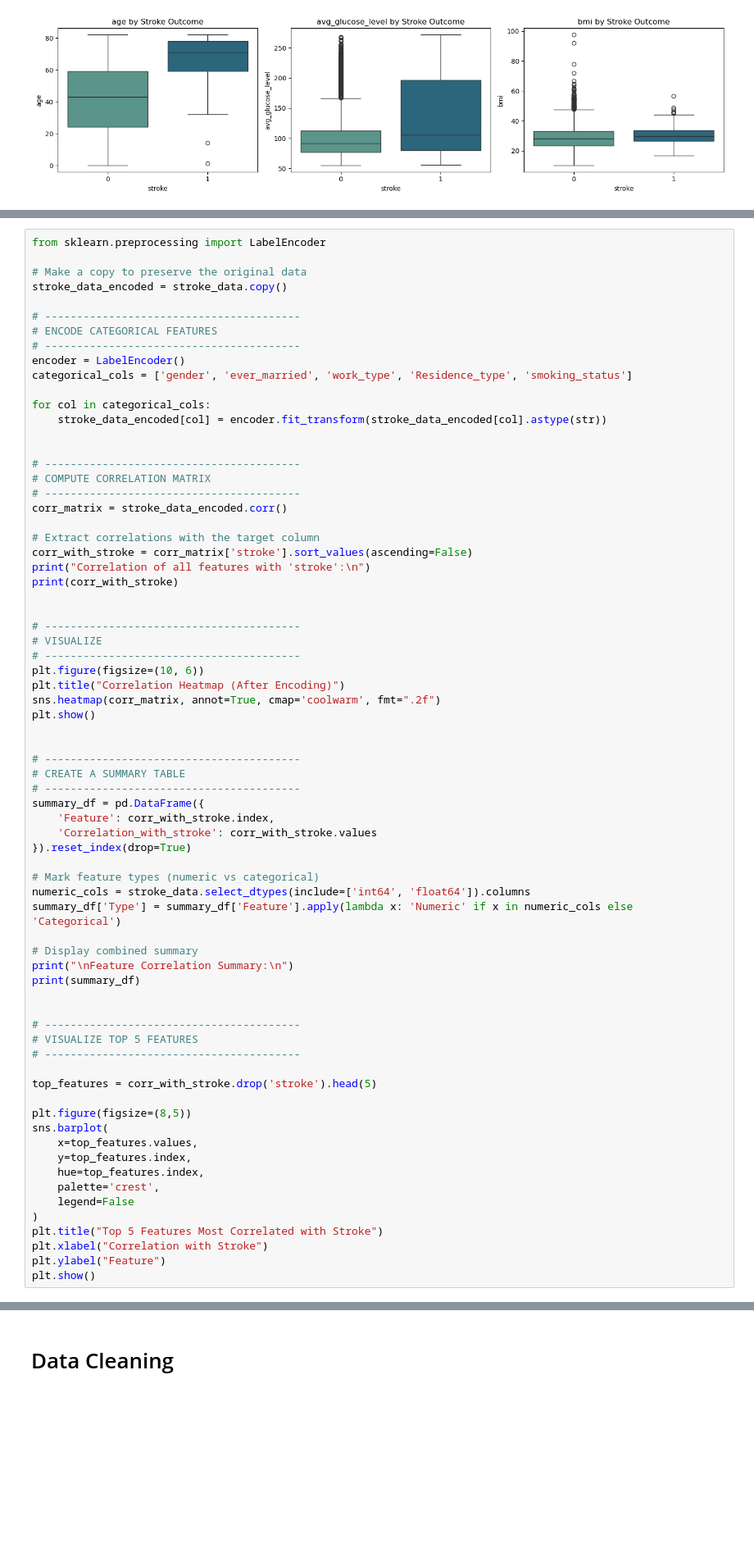
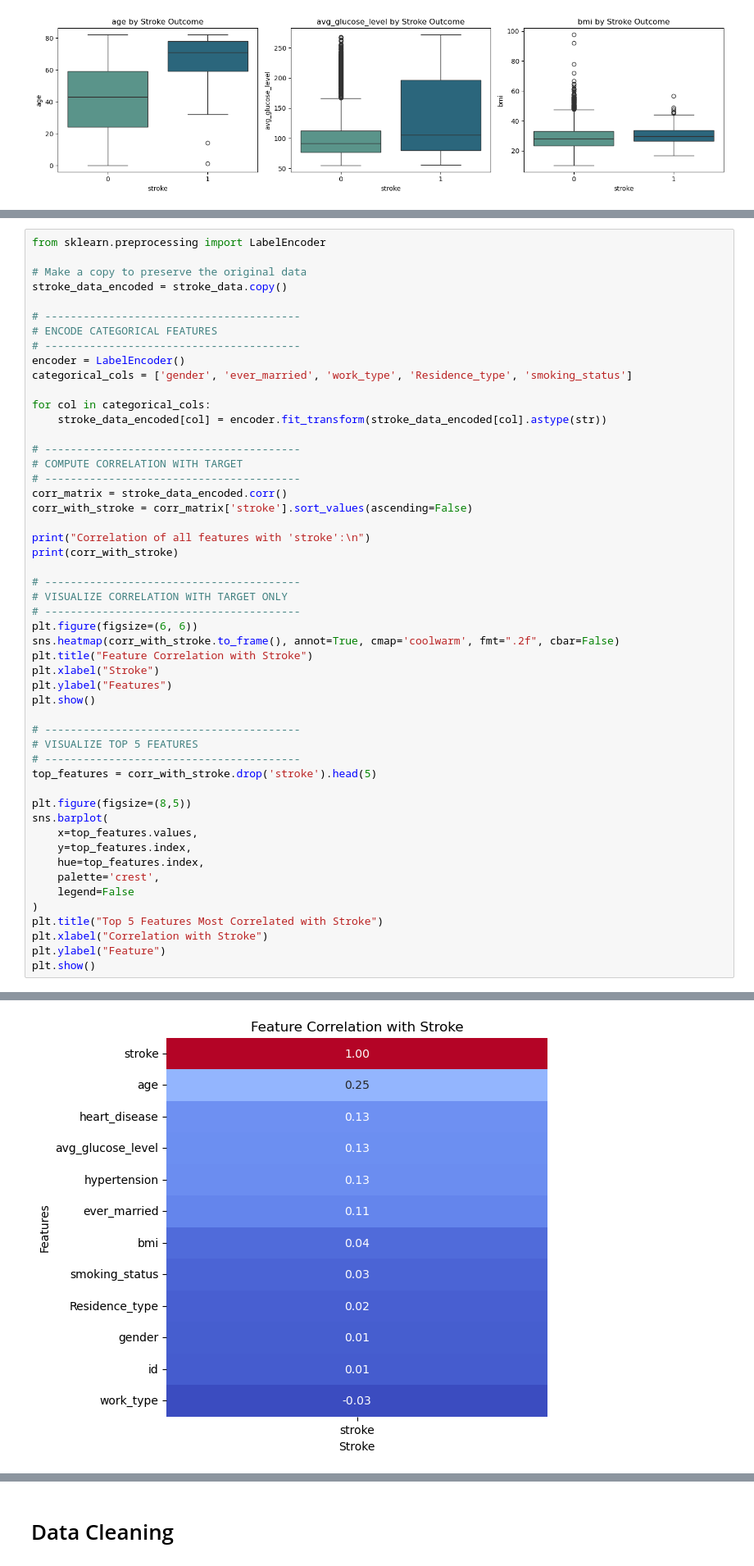
Before and after one commit to OmarAymanZaid/DEPI3_OurProject, a Jupyter notebook: Notebooks/1_data_exploration.ipynb, the cells around one changed output, grey strips where cells are left out. Shown at 82% size. Saved outputs shown, nothing was run; the diff lists cells and outputs as text; blank space fills up the shorter version.

```diff
--- a/Notebooks/1_data_exploration.ipynb
+++ b/Notebooks/1_data_exploration.ipynb
@@ -185,48 +191,28 @@ categorical_cols = ['gender', 'ever_married', 'work_type', 'Residence_type', 'sm
 for col in categorical_cols:
     stroke_data_encoded[col] = encoder.fit_transform(stroke_data_encoded[col].astype(str))
 
-
 # ----------------------------------------
-# COMPUTE CORRELATION MATRIX
+# COMPUTE CORRELATION WITH TARGET
 # ----------------------------------------
 corr_matrix = stroke_data_encoded.corr()
+corr_with_stroke = corr_matrix['stroke'].sort_values(ascending=False)
 
-# Extract correlations with the target column
-corr_with_stroke = corr_matrix['stroke'].sort_values(ascending=False)
 print("Correlation of all features with 'stroke':\n")
 print(corr_with_stroke)
 
-
 # ----------------------------------------
-# VISUALIZE
+# VISUALIZE CORRELATION WITH TARGET ONLY
 # ----------------------------------------
-plt.figure(figsize=(10, 6))
-plt.title("Correlation Heatmap (After Encoding)")
-sns.heatmap(corr_matrix, annot=True, cmap='coolwarm', fmt=".2f")
+plt.figure(figsize=(6, 6))
+sns.heatmap(corr_with_stroke.to_frame(), annot=True, cmap='coolwarm', fmt=".2f", cbar=False)
+plt.title("Feature Correlation with Stroke")
+plt.xlabel("Stroke")
+plt.ylabel("Features")
 plt.show()
-
-
-# ----------------------------------------
-# CREATE A SUMMARY TABLE
-# ----------------------------------------
-summary_df = pd.DataFrame({
-    'Feature': corr_with_stroke.index,
-    'Correlation_with_stroke': corr_with_stroke.values
-}).reset_index(drop=True)
-
-# Mark feature types (numeric vs categorical)
-numeric_cols = stroke_data.select_dtypes(include=['int64', 'float64']).columns
-summary_df['Type'] = summary_df['Feature'].apply(lambda x: 'Numeric' if x in numeric_cols else 'Categorical')
-
-# Display combined summary
-print("\nFeature Correlation Summary:\n")
-print(summary_df)
-
 
 # ----------------------------------------
 # VISUALIZE TOP 5 FEATURES
 # ----------------------------------------
-
 top_features = corr_with_stroke.drop('stroke').head(5)
 
 plt.figure(figsize=(8,5))
@@ -241,3 +227,4 @@ plt.title("Top 5 Features Most Correlated with Stroke")
 plt.xlabel("Correlation with Stroke")
 plt.ylabel("Feature")
 plt.show()
+# %% [output]
@@ -243,0 +246 @@ plt.show()
+[figure, added]
```
Also changed, not shown: parts of 28 cells of this notebook, 3 other files.
